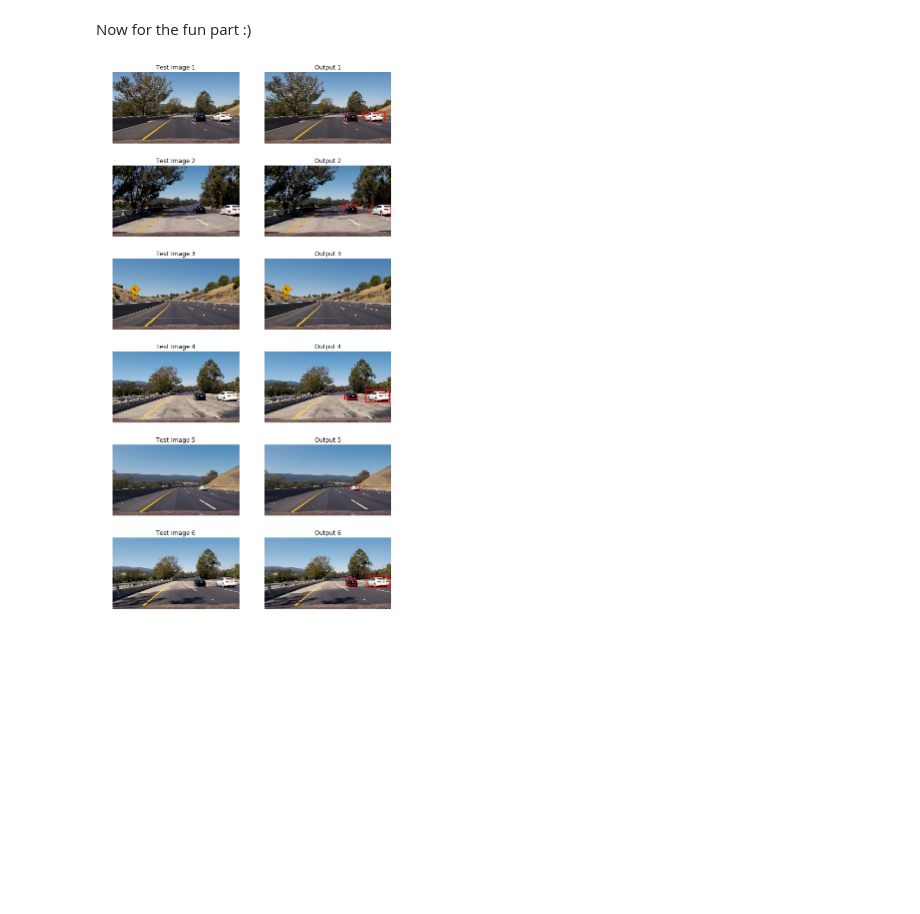
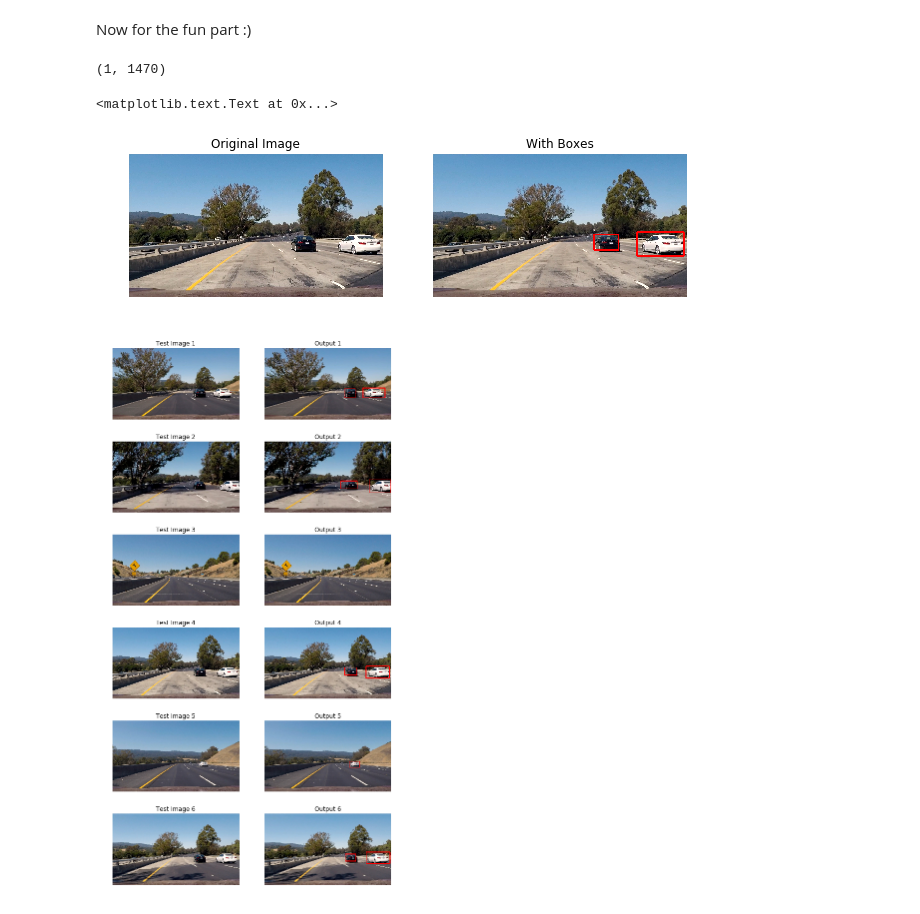
Before and after one commit to everhusk/Self-Driving-Car-Engineering, a Jupyter notebook: P5 - Vehicle Detection/solution.ipynb, the cells around one changed output. Drawn from its saved outputs; the diff is of its cells as text; code cells hidden in the pictures; blank space fills up the shorter version.

```diff
--- a/P5 - Vehicle Detection/solution.ipynb
+++ b/P5 - Vehicle Detection/solution.ipynb
@@ -321,6 +325,29 @@ load_weights(model,'./yolo-tiny.weights')
 # Model Testing
 # %% [markdown]
 Now for the fun part :)
+# %%
+test_image = mpimg.imread('./test_images/test1.jpg')
+pre_processed = preprocess(test_image)
+batch = np.expand_dims(pre_processed, axis=0)
+batch_output = model.predict(batch)
+print(batch_output.shape)
+
+boxes = yolo_output_to_car_boxes(batch_output[0], threshold=0.18)
+final = draw_boxes(boxes, test_image, ((500,1280),(300,650)))
+
+# plt.rcParams['figure.figsize'] = (10, 5.6)
+plt.subplot(1,2,1)
+plt.imshow(test_image)
+plt.axis('off')
+plt.title("Original Image")
+plt.subplot(1,2,2)
+plt.imshow(final)
+plt.axis('off')
+plt.title("With Boxes")
+# %% [output]
+(1, 1470)
+<matplotlib.text.Text at 0x...>
+[figure, added]
 # %%
 # Final pipeline
 def pipeline(image):
```
Also changed, not shown: parts of 6 cells of this notebook, 8 other files.
